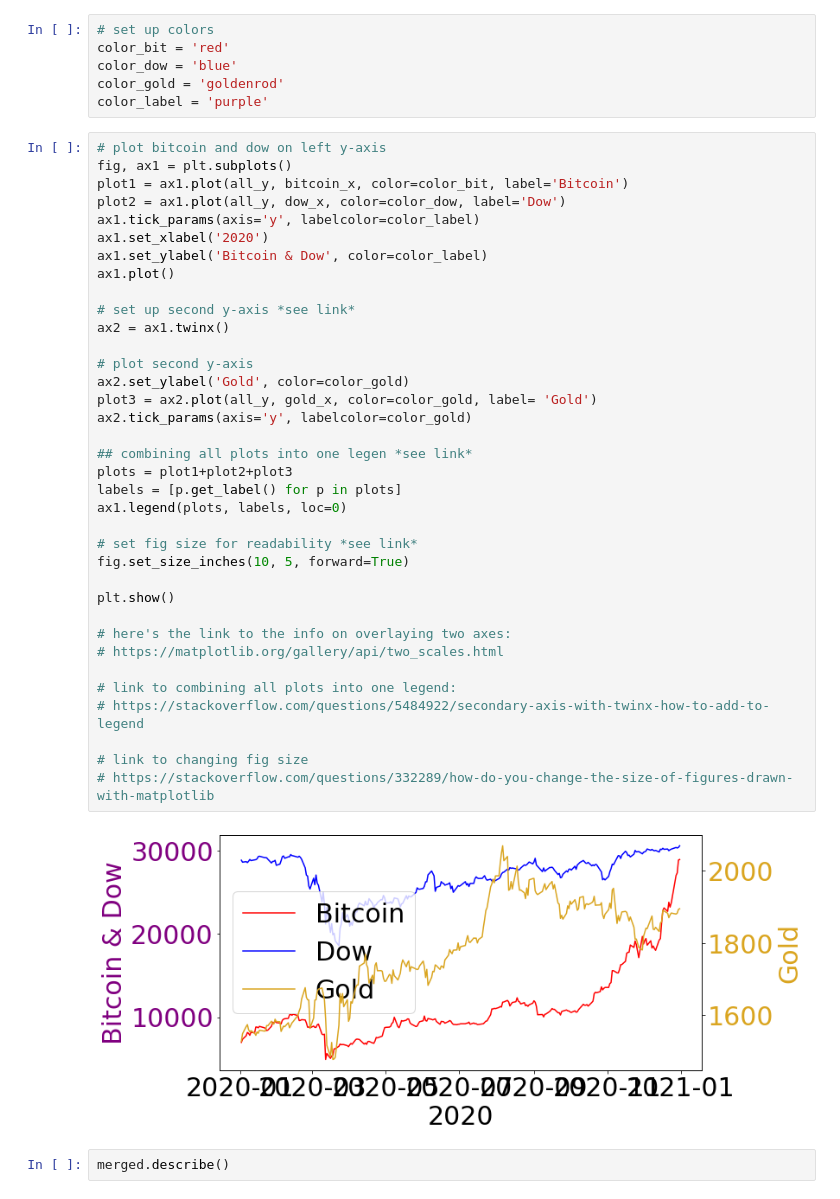
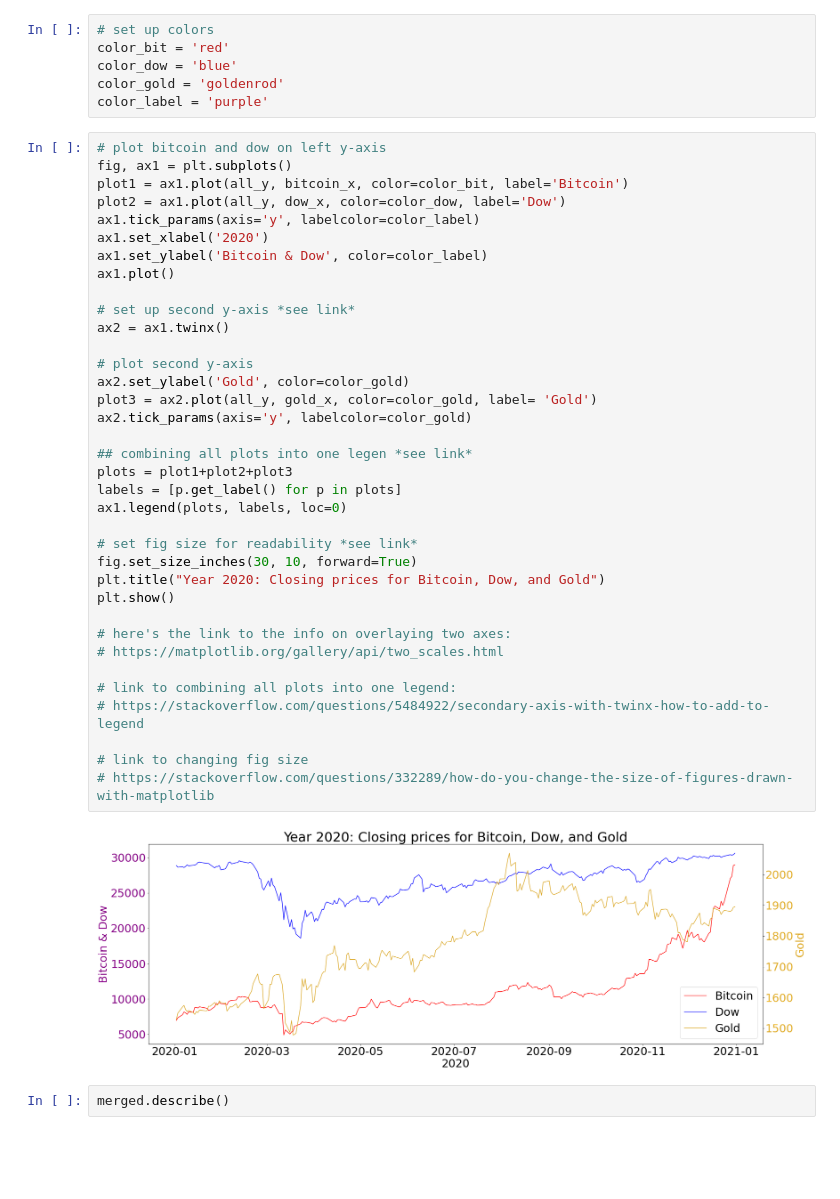
Before and after one commit to darrenr10/Project_1, a Jupyter notebook: project-nb.ipynb, the cells around one changed output. Cells and saved outputs as stored; diff of their text form; blank space fills up the shorter version.

```diff
--- a/project-nb.ipynb
+++ b/project-nb.ipynb
@@ -128,36 +128,36 @@ plot2 = ax1.plot(all_y, dow_x, color=color_dow, label='Dow')
 ax1.tick_params(axis='y', labelcolor=color_label)
 ax1.set_xlabel('2020')
 ax1.set_ylabel('Bitcoin & Dow', color=color_label)
 ax1.plot()
 
 # set up second y-axis *see link*
 ax2 = ax1.twinx()
 
 # plot second y-axis
 ax2.set_ylabel('Gold', color=color_gold)
 plot3 = ax2.plot(all_y, gold_x, color=color_gold, label= 'Gold')
 ax2.tick_params(axis='y', labelcolor=color_gold)
 
 ## combining all plots into one legen *see link*
 plots = plot1+plot2+plot3
 labels = [p.get_label() for p in plots]
 ax1.legend(plots, labels, loc=0)
 
 # set fig size for readability *see link*
-fig.set_size_inches(10, 5, forward=True)
-
+fig.set_size_inches(30, 10, forward=True)
+plt.title("Year 2020: Closing prices for Bitcoin, Dow, and Gold")
 plt.show()
 
 # here's the link to the info on overlaying two axes:
 # https://matplotlib.org/gallery/api/two_scales.html
 
 # link to combining all plots into one legend:
 # https://stackoverflow.com/questions/5484922/secondary-axis-with-twinx-how-to-add-to-legend
 
 # link to changing fig size
 # https://stackoverflow.com/questions/332289/how-do-you-change-the-size-of-figures-drawn-with-matplotlib
 # %% [output]
-[figure, old version]
+[figure, new version]
 # %%
 merged.describe()
 # %% [output]
```
Also changed, not shown: parts of 6 cells of this notebook, 2 other files.
